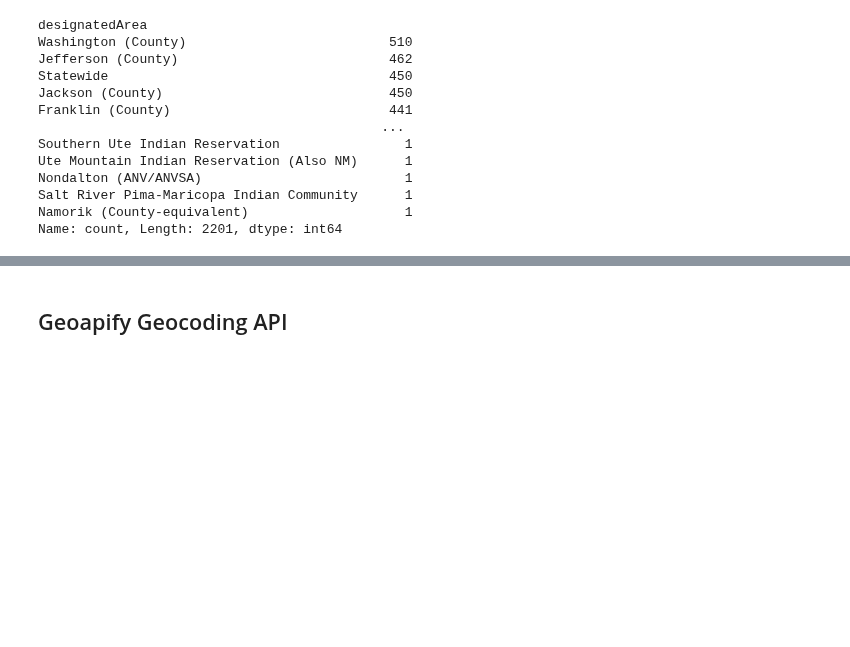
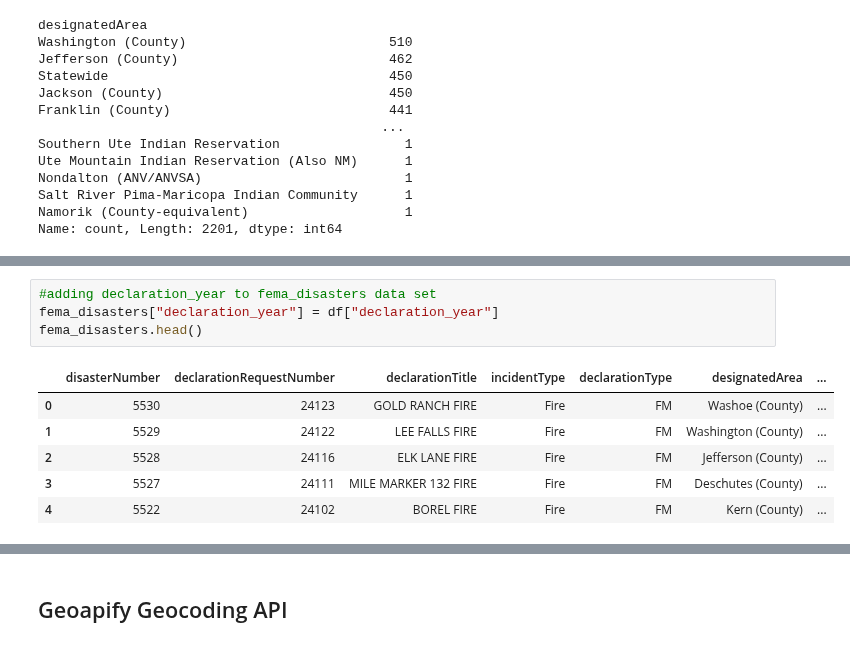
Before and after one commit to Neelka96/HavocMapper, a Jupyter notebook: data_tunnel - Avenika.ipynb, the cells around one changed output, grey strips where cells are left out. Saved outputs shown, nothing was run; the diff lists cells and outputs as text; blank space fills up the shorter version.

```diff
--- a/data_tunnel - Avenika.ipynb
+++ b/data_tunnel - Avenika.ipynb
@@ -200,0 +260,11 @@ Name: count, Length: 2201, dtype: int64
+# %%
+#adding declaration_year to fema_disasters data set
+fema_disasters["declaration_year"] = df["declaration_year"]
+fema_disasters.head()
+# %% [output]
+|  | disasterNumber | declarationRequestNumber | declarationTitle | incidentType | declarationType | designatedArea | ... |
+| 0 | 5530 | 24123 | GOLD RANCH FIRE | Fire | FM | Washoe (County) | ... |
+| 1 | 5529 | 24122 | LEE FALLS FIRE | Fire | FM | Washington (County) | ... |
+| 2 | 5528 | 24116 | ELK LANE FIRE | Fire | FM | Jefferson (County) | ... |
+| 3 | 5527 | 24111 | MILE MARKER 132 FIRE | Fire | FM | Deschutes (County) | ... |
+| 4 | 5522 | 24102 | BOREL FIRE | Fire | FM | Kern (County) | ... |
```
Also changed, not shown: parts of 11 cells of this notebook.
